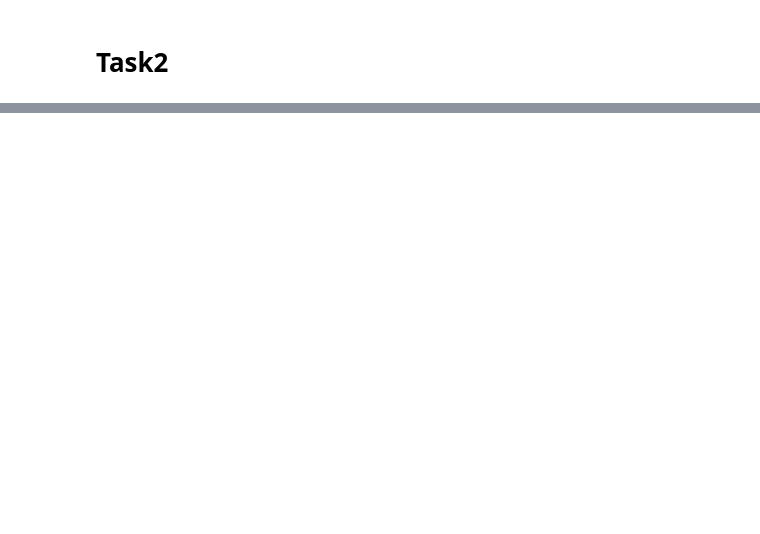
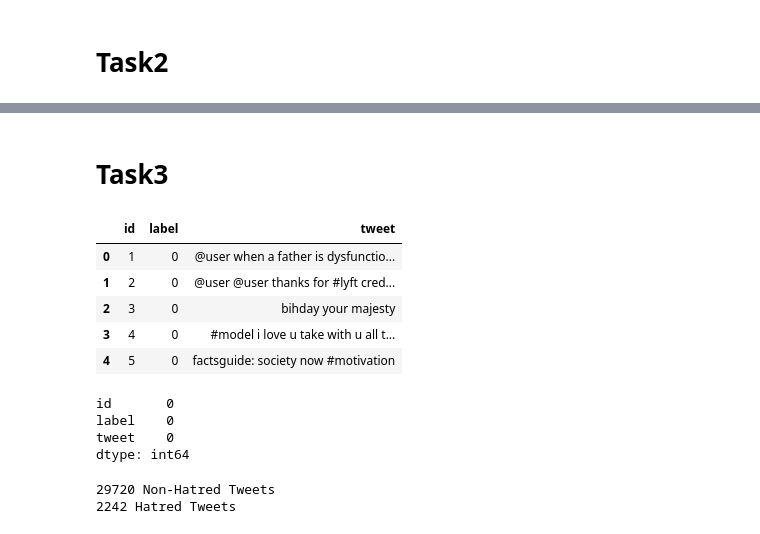
Before and after one commit to NKorzhik/Labs_AD, a Jupyter notebook: Laba4.ipynb, the cells around one changed output, grey strips where cells are left out. Saved outputs shown, nothing was run; the diff lists cells and outputs as text; code cells hidden in the pictures; blank space fills up the shorter version.

```diff
--- a/Laba4.ipynb
+++ b/Laba4.ipynb
@@ -117,0 +233,26 @@ Accuracy on test data: 0.9166666865348816%
+# %% [markdown]
+# Task3
+# %%
+df1 = pd.read_csv('datafor3labs.csv')
+# %%
+df1.head()
+# %% [output]
+|  | id | label | tweet |
+| 0 | 1 | 0 | @user when a father is dysfunctio... |
+| 1 | 2 | 0 | @user @user thanks for #lyft cred... |
+| 2 | 3 | 0 | bihday your majesty |
+| 3 | 4 | 0 | #model i love u take with u all t... |
+| 4 | 5 | 0 | factsguide: society now #motivation |
+# %%
+df1.isna().sum()
+# %% [output]
+id       0
+label    0
+tweet    0
+dtype: int64
+# %%
+print(len(df1[df1.label == 0]), 'Non-Hatred Tweets')
+print(len(df1[df1.label == 1]), 'Hatred Tweets')
+# %% [output]
+29720 Non-Hatred Tweets
+2242 Hatred Tweets
```
Also changed, not shown: parts of 26 cells of this notebook.
